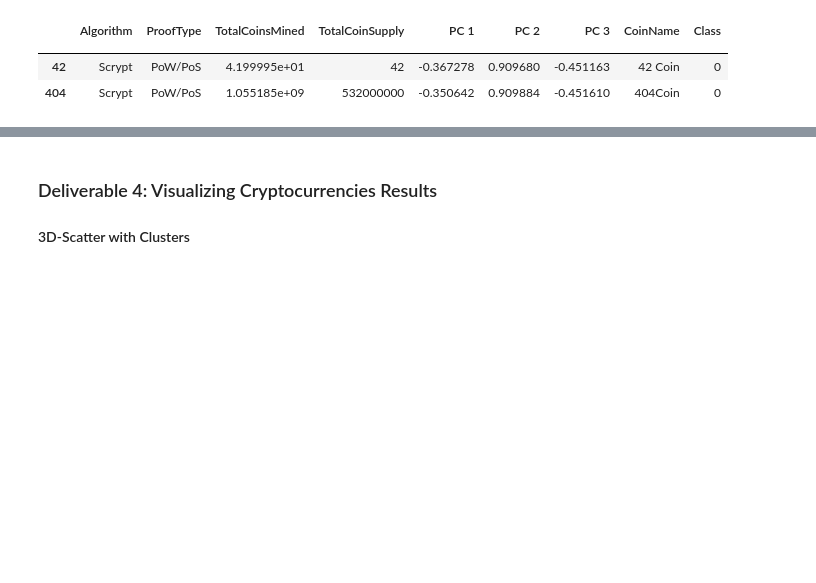
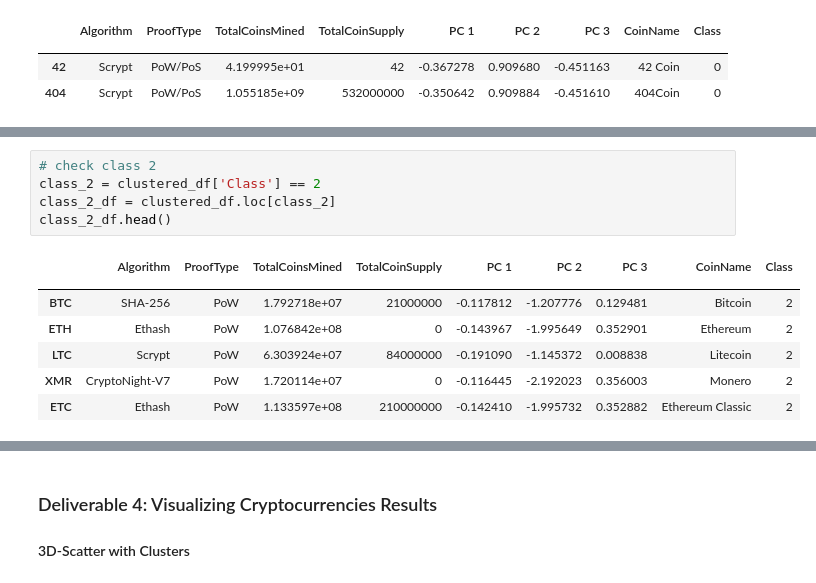
Before and after one commit to BiancaTaisePommerening/Cryptocurrencies, a Jupyter notebook: crypto_clustering.ipynb, the cells around one changed output, grey strips where cells are left out. Saved outputs shown, nothing was run; the diff lists cells and outputs as text; blank space fills up the shorter version.

```diff
--- a/crypto_clustering.ipynb
+++ b/crypto_clustering.ipynb
@@ -379,0 +402,13 @@ clustered_df.head(2)
+# %%
+# check class 2
+class_2 = clustered_df['Class'] == 2
+class_2_df = clustered_df.loc[class_2]
+class_2_df.head()
+# %% [output]
+|  | Algorithm | ProofType | TotalCoinsMined | TotalCoinSupply | PC 1 | PC 2 | PC 3 | CoinName | Class |
+|  |  |  |  |  |  |  |  |  |  |
+| BTC | SHA-256 | PoW | 1.792718e+07 | 21000000 | -0.117812 | -1.207776 | 0.129481 | Bitcoin | 2 |
+| ETH | Ethash | PoW | 1.076842e+08 | 0 | -0.143967 | -1.995649 | 0.352901 | Ethereum | 2 |
+| LTC | Scrypt | PoW | 6.303924e+07 | 84000000 | -0.191090 | -1.145372 | 0.008838 | Litecoin | 2 |
+| XMR | CryptoNight-V7 | PoW | 1.720114e+07 | 0 | -0.116445 | -2.192023 | 0.356003 | Monero | 2 |
+| ETC | Ethash | PoW | 1.133597e+08 | 210000000 | -0.142410 | -1.995732 | 0.352882 | Ethereum Classic | 2 |
```
Also changed, not shown: parts of 3 cells of this notebook, 1 other file.
